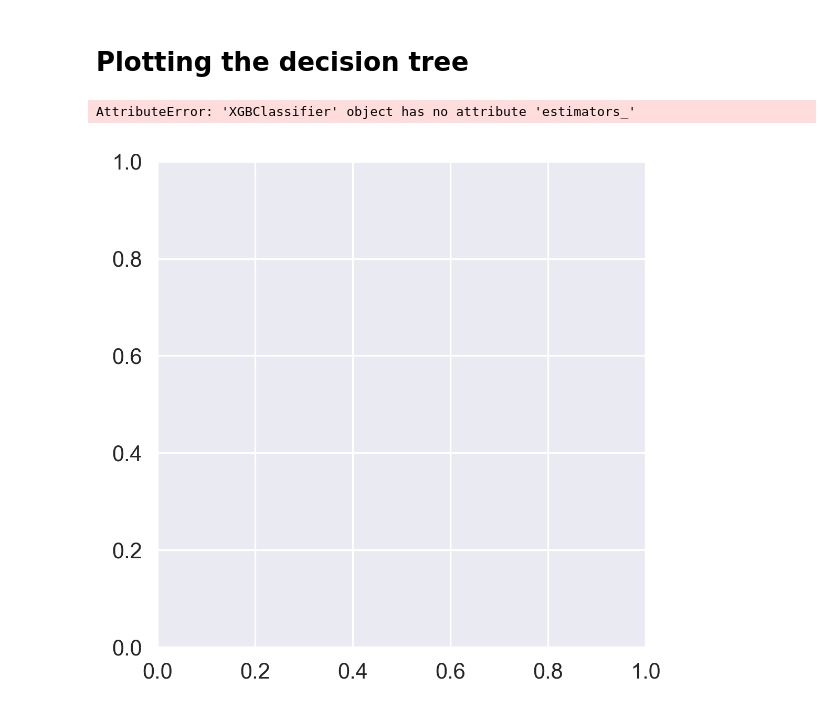
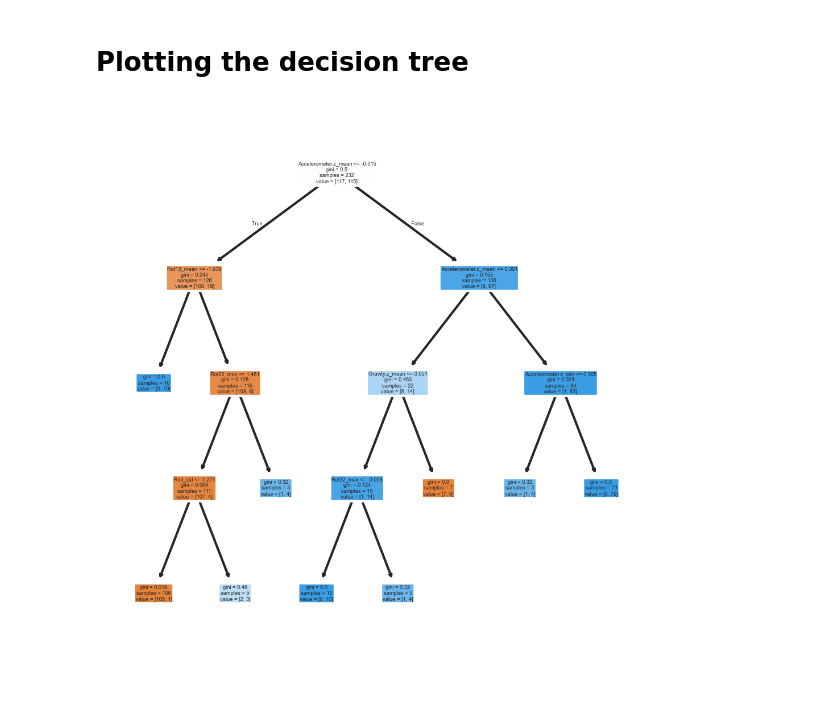
Before and after one commit to kidusabe1/Hand-Motion-Classifier, a Jupyter notebook: load_train_test.ipynb, the cells around one changed output. Drawn from its saved outputs; the diff is of its cells as text; code cells hidden in the pictures.

```diff
--- a/load_train_test.ipynb
+++ b/load_train_test.ipynb
@@ -196,17 +196,7 @@ class IMUClassifier:
     def load_model(self, prefit=None):
         if prefit is None:
             # self.model = DecisionTreeClassifier(min_samples_leaf=5, max_depth = 4)
-            # self.model = DecisionTreeClassifier()
-            # self.model = RandomForestClassifier(n_estimators=10,min_samples_leaf=5, max_depth = 4)
-            self.model = XGBClassifier(
-                    n_estimators=100,
-                    learning_rate=0.1,
-                    max_depth=4,
-                    subsample=0.8,
-                    colsample_bytree=0.8,
-                    eval_metric="logloss",
-                    use_label_encoder=False
-                )
+            self.model = RandomForestClassifier(n_estimators=50,min_samples_leaf=5, max_depth = 4)
         else:
 
             self.model = prefit
@@ -503,8 +490,8 @@ plt.show()
 # %%
 from sklearn import tree
 fig, axes = plt.subplots(nrows = 1,ncols = 1,figsize = (4,4), dpi=300)
-tree.plot_tree(clf.model.estimators_[0],feature_names=clf.feature_columns, filled=True,rounded=True)
+# tree.plot_tree(clf.model.estimators_[0],feature_names=clf.feature_columns, filled=True,rounded=True)
+tree.plot_tree(clf.model,feature_names=clf.feature_columns, filled=True,rounded=True)
 plt.savefig('out/tree.png')
 # %% [output]
-AttributeError: 'XGBClassifier' object has no attribute 'estimators_'
-[figure, old version]
+[figure, new version]
```
Also changed, not shown: parts of 1 cell of this notebook, 11 other files.
